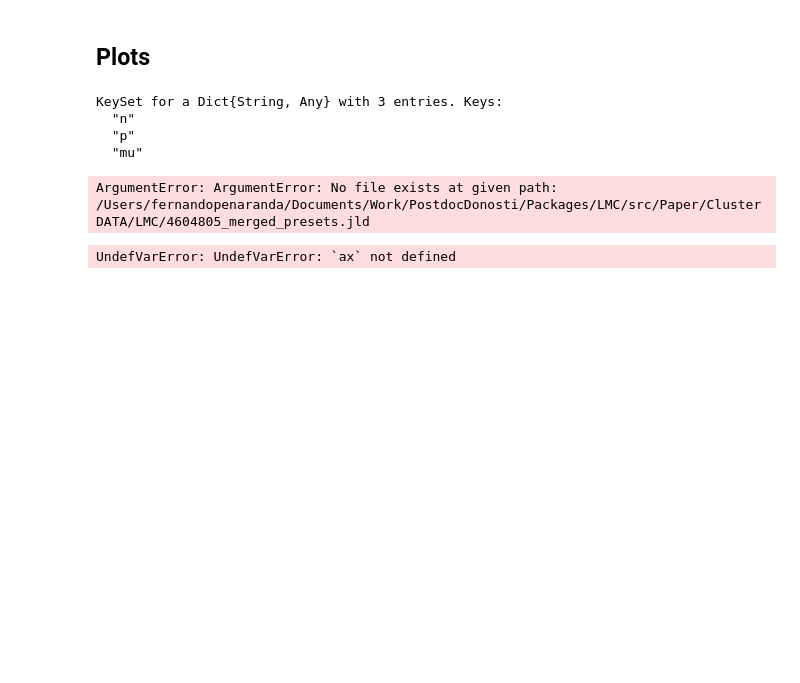
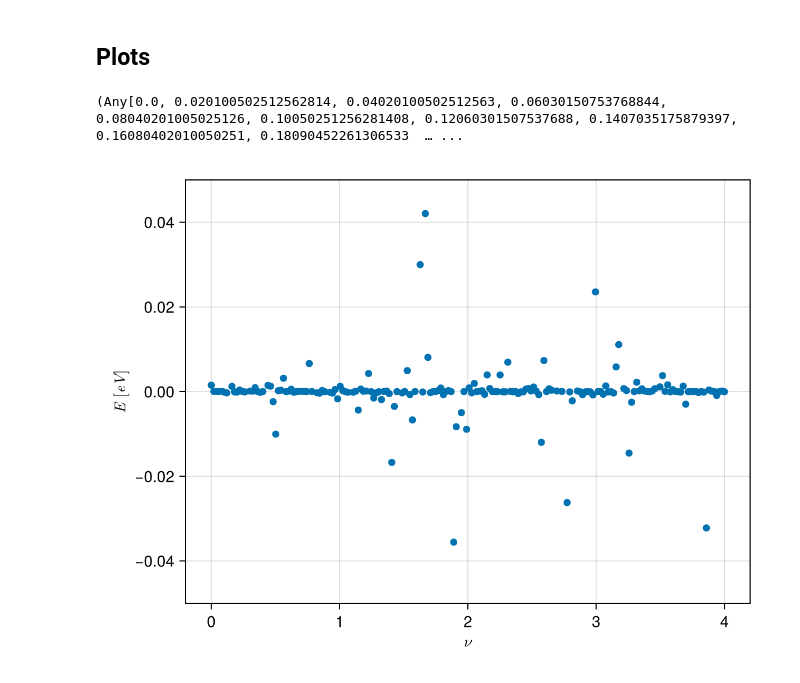
Before and after one commit to fernandopenaranda/LMC, a Jupyter notebook: src/Paper/Figure_TBG.ipynb, the cells around one changed output. Saved outputs shown, nothing was run; the diff lists cells and outputs as text; code cells hidden in the pictures; blank space fills up the shorter version.

```diff
--- a/src/Paper/Figure_TBG.ipynb
+++ b/src/Paper/Figure_TBG.ipynb
@@ -124,15 +113,3 @@ progress: 1.0 |  val: 1.6325092239141226
 ## Plots
 # %%
 using CairoMakie, LaTeXStrings, JLD2
-# %%
-ppd = load(drudepresetpath)
-pddata = load(drudepath)
-vals = ppd["presets"]
-evals = vals["comp_struct"].evals
-_, first_value = first(pddata["merged"])
-keylist = keys(first_value)
-# %% [output]
-KeySet for a Dict{String, Any} with 3 entries. Keys:
-  "n"
-  "p"
-  "mu"
@@ -145,33 +116,13 @@ end
-# %%
-ppd = load(drudepresetpath)
-pddata = load(drudepath)
-
-
-vals = ppd["presets"]
-interpPID = vals["comp_struct"].interpPID
-pdPID = vals["comp_struct"].phasediagPID
-PID = vals["comp_struct"].PID
-evals = vals["comp_struct"].evals
-_, first_value = first(pddata["merged"])
-keylist = keys(first_value)
-Ezs = []
-obsmat = []
-for (path, d) in pddata["merged"]
-        Ez = d["Ezs"][1]
-        o = d["obs_list"]
-        push!(Ezs, Ez)
-        push!(obsmat, o)
-end
-    sorted_inds = sortperm(Ezs)
-    νlist = first_value["nu_list"]
-# %% [output]
-ArgumentError: ArgumentError: No file exists at given path: /Users/fernandopenaranda/Documents/Work/PostdocDonosti/Packages/LMC/src/Paper/ClusterDATA/LMC/4604805_merged_presets.jld
+# %%
+νs, vals = aux_plot_tbg_obs(drudepresetpath, drudepath)
+# %% [output]
+(Any[0.0, 0.020100502512562814, 0.04020100502512563, 0.06030150753768844, 0.08040201005025126, 0.10050251256281408, 0.12060301507537688, 0.1407035175879397, 0.16080402010050251, 0.18090452261306533  … ...
 # %%
 
-# fig = Figure()
-# ax = Axis(fig[1,1], xlabel = L"$\nu$", ylabel = L"$E\text{ }[eV]$")
+fig = Figure()
+ax = Axis(fig[1,1], xlabel = L"$\nu$", ylabel = L"$E\text{ }[eV]$")
 ylims!(ax, -0.05,0.05)
-scatter!(ax, [v for v in vorbs[1]], [v for v in vorbs[2]])
+scatter!(ax, [ν for ν in νs], [obs for obs in vals])
 fig
 # %% [output]
-UndefVarError: UndefVarError: `ax` not defined
+[figure, added]
```
Also changed, not shown: parts of 14 cells of this notebook, 11 other files.
